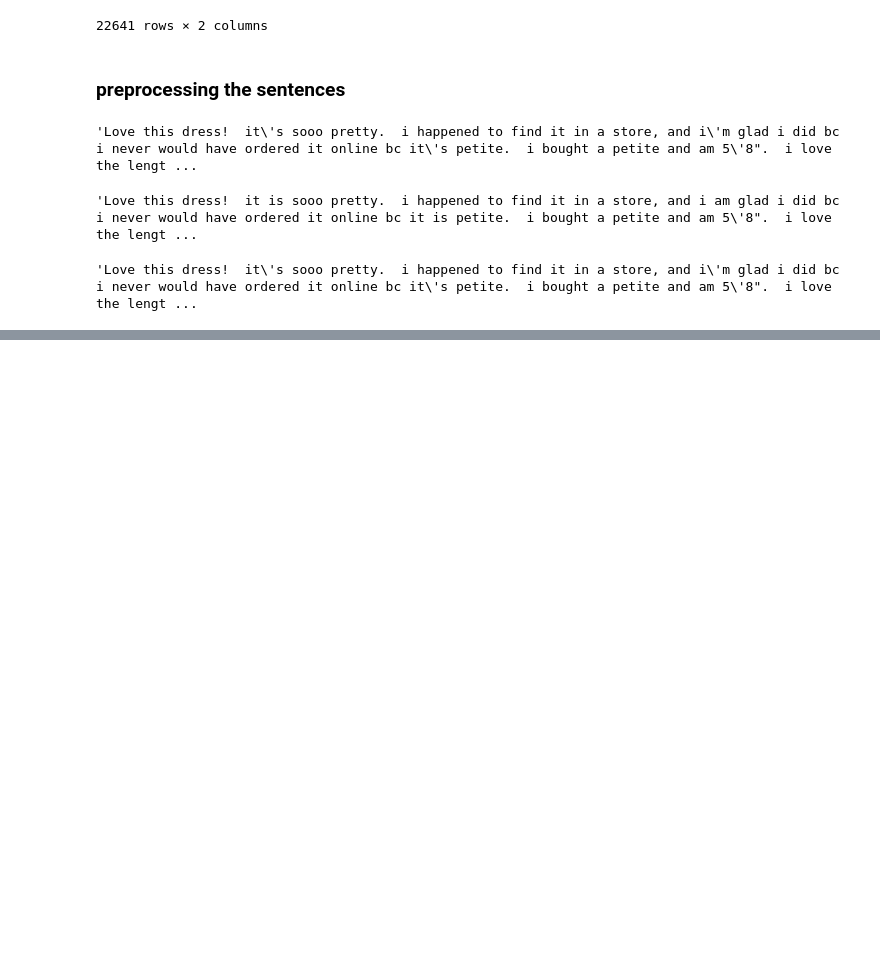
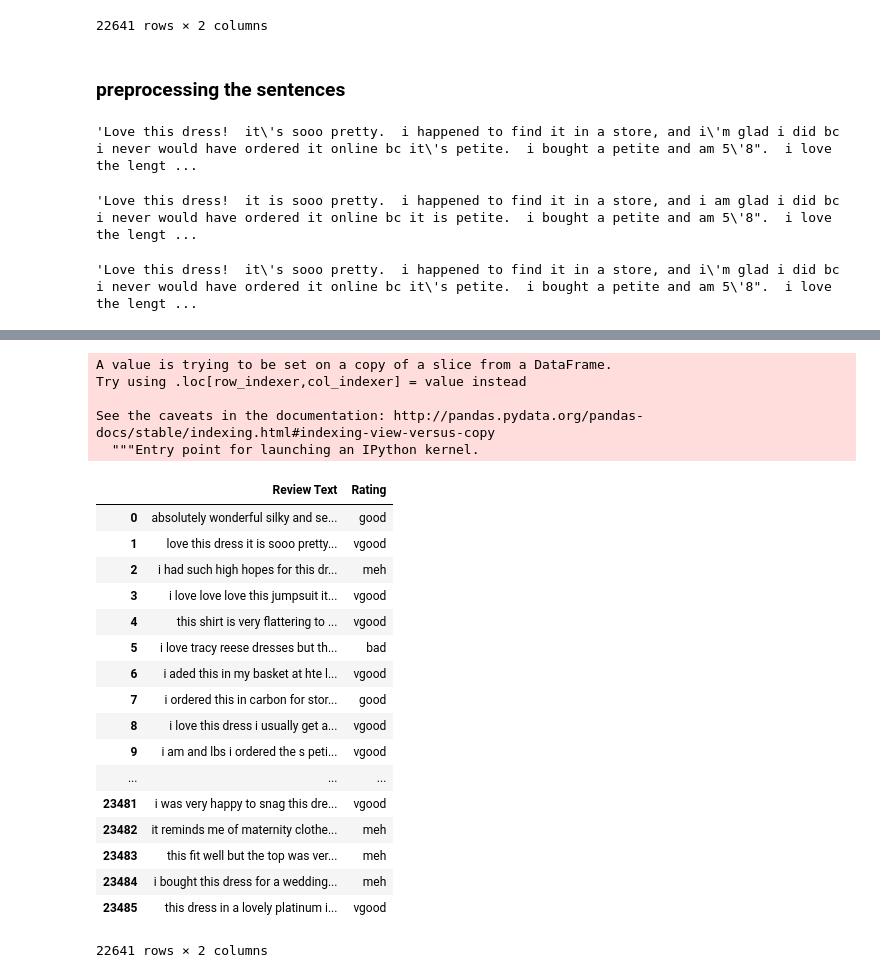
Before and after one commit to swxsw/glove-rnn-sentiment-classification, a Jupyter notebook: glove-rnn.ipynb, the cells around one changed output, grey strips where cells are left out. Saved outputs shown, nothing was run; the diff lists cells and outputs as text; code cells hidden in the pictures; blank space fills up the shorter version.

```diff
--- a/glove-rnn.ipynb
+++ b/glove-rnn.ipynb
@@ -160,7 +160,7 @@ sampleReview
 # %%
 def preprocess(sentence):
     outputSentence = sentence.lower()
-    outputSentence = replaceContractions(sentence)
+    outputSentence = replaceContractions(outputSentence)
     outputSentence = removePunc(outputSentence)
     outputSentence = removeNumbers(outputSentence)
 
@@ -204,0 +226,29 @@ preprocess(sampleReview)
+# %%
+df3['Review Text'] = df3['Review Text'].apply(preprocess)
+# %% [output]
+A value is trying to be set on a copy of a slice from a DataFrame.
+Try using .loc[row_indexer,col_indexer] = value instead
+
+See the caveats in the documentation: http://pandas.pydata.org/pandas-docs/stable/indexing.html#indexing-view-versus-copy
+  """Entry point for launching an IPython kernel.
+# %%
+df3
+# %% [output]
+|  | Review Text | Rating |
+| 0 | absolutely wonderful silky and se... | good |
+| 1 | love this dress it is sooo pretty... | vgood |
+| 2 | i had such high hopes for this dr... | meh |
+| 3 | i love love love this jumpsuit it... | vgood |
+| 4 | this shirt is very flattering to ... | vgood |
+| 5 | i love tracy reese dresses but th... | bad |
+| 6 | i aded this in my basket at hte l... | vgood |
+| 7 | i ordered this in carbon for stor... | good |
+| 8 | i love this dress i usually get a... | vgood |
+| 9 | i am and lbs i ordered the s peti... | vgood |
+| ... | ... | ... |
+| 23481 | i was very happy to snag this dre... | vgood |
+| 23482 | it reminds me of maternity clothe... | meh |
+| 23483 | this fit well but the top was ver... | meh |
+| 23484 | i bought this dress for a wedding... | meh |
+| 23485 | this dress in a lovely platinum i... | vgood |
+22641 rows × 2 columns
```
Also changed, not shown: parts of 7 cells of this notebook.
